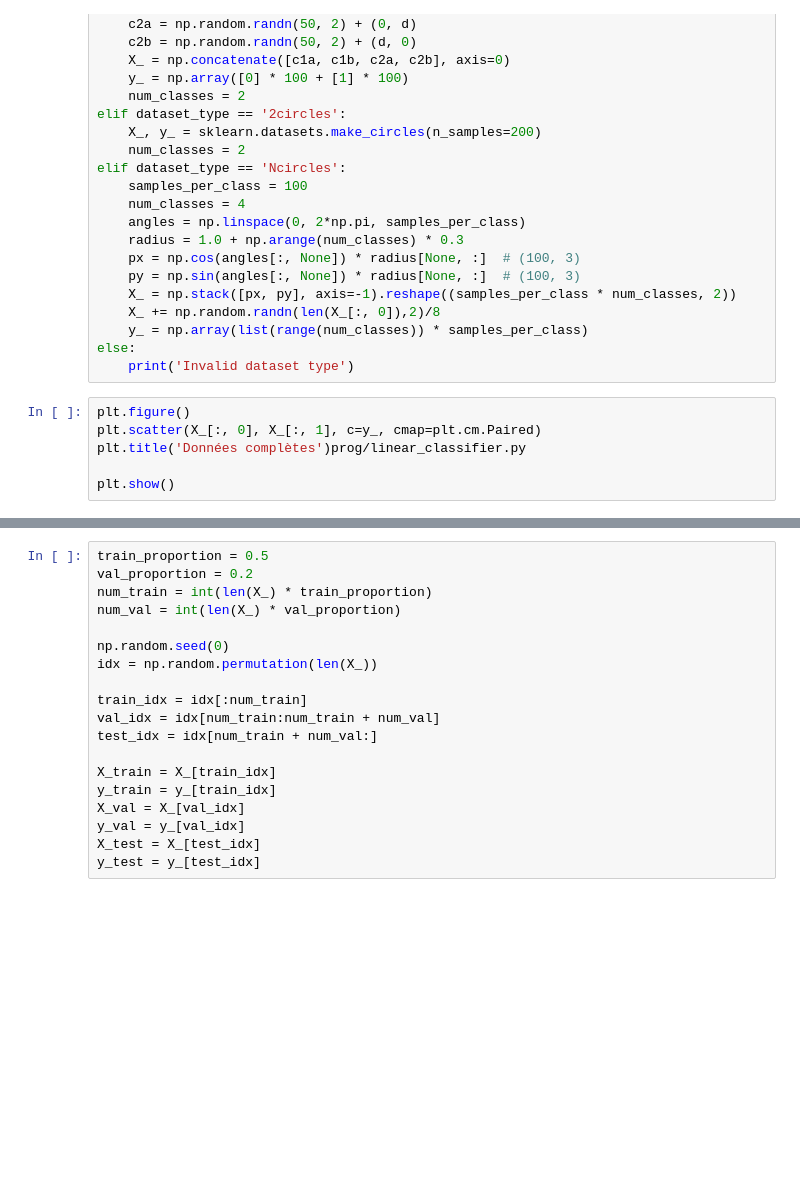
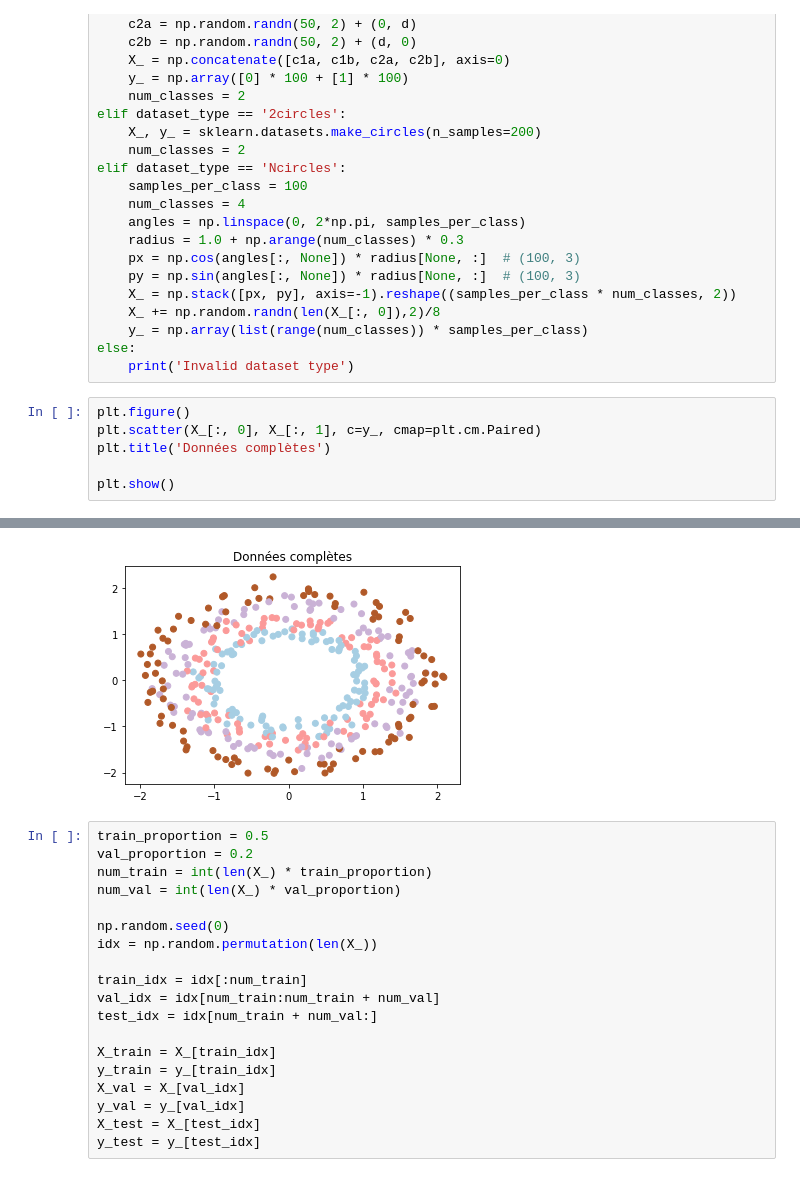
Before and after one commit to madolphe/ProjetUdeS-ReseauNeurones, a Jupyter notebook: Devoir4.ipynb, the cells around one changed output, grey strips where cells are left out. Drawn from its saved outputs; the diff is of its cells as text; blank space fills up the shorter version.

```diff
--- a/Devoir4.ipynb
+++ b/Devoir4.ipynb
@@ -319,7 +267,7 @@ else:
 # %%
 plt.figure()
 plt.scatter(X_[:, 0], X_[:, 1], c=y_, cmap=plt.cm.Paired)
-plt.title('Données complètes')prog/linear_classifier.py
+plt.title('Données complètes')
 
 plt.show()
 # %% [output]
@@ -327,3 +274,4 @@ SyntaxError: invalid syntax (<ipython-input-75-72fa2825a7b2>, line 3)
+[figure, added]
 # %%
 train_proportion = 0.5
 val_proportion = 0.2
```
Also changed, not shown: parts of 16 cells of this notebook, 1 other file.
